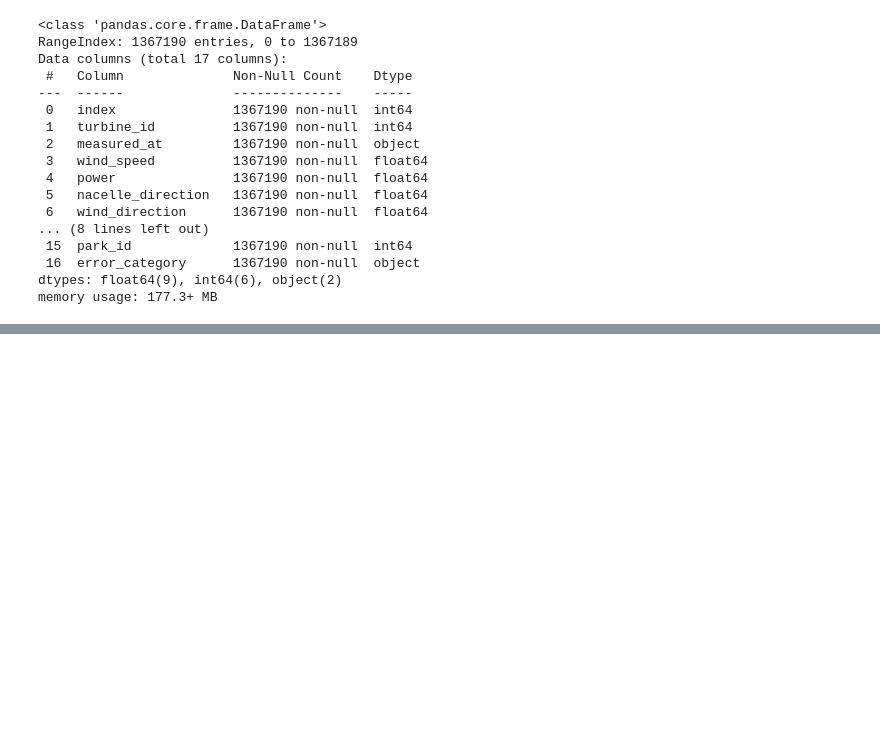
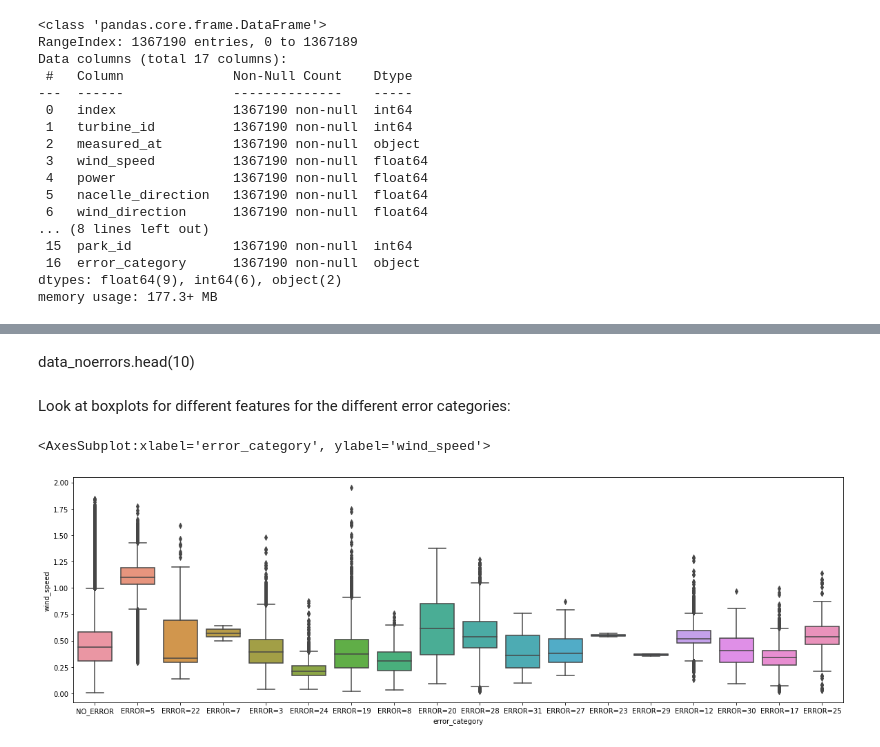
Before and after one commit to DZuercher/Datathlon2022, a Jupyter notebook: exploration/exploration_christiane.ipynb, the cells around one changed output, grey strips where cells are left out. Drawn from its saved outputs; the diff is of its cells as text; code cells hidden in the pictures; blank space fills up the shorter version.

Commit message:
Added boxplots for numerical features

```diff
--- a/exploration/exploration_christiane.ipynb
+++ b/exploration/exploration_christiane.ipynb
@@ -37,0 +119,4 @@ memory usage: 177.3+ MB
+# %% [markdown]
+data_noerrors.head(10)
+# %% [markdown]
+Look at boxplots for different features for the different error categories:
@@ -37,0 +126,6 @@ memory usage: 177.3+ MB
+# %%
+fig, ax=plt.subplots(1,1,figsize=(20,6))
+sns.boxplot(x="error_category", y="wind_speed", data=data)
+# %% [output]
+<AxesSubplot:xlabel='error_category', ylabel='wind_speed'>
+[figure, added]
```
Also changed, not shown: parts of 23 cells of this notebook.
